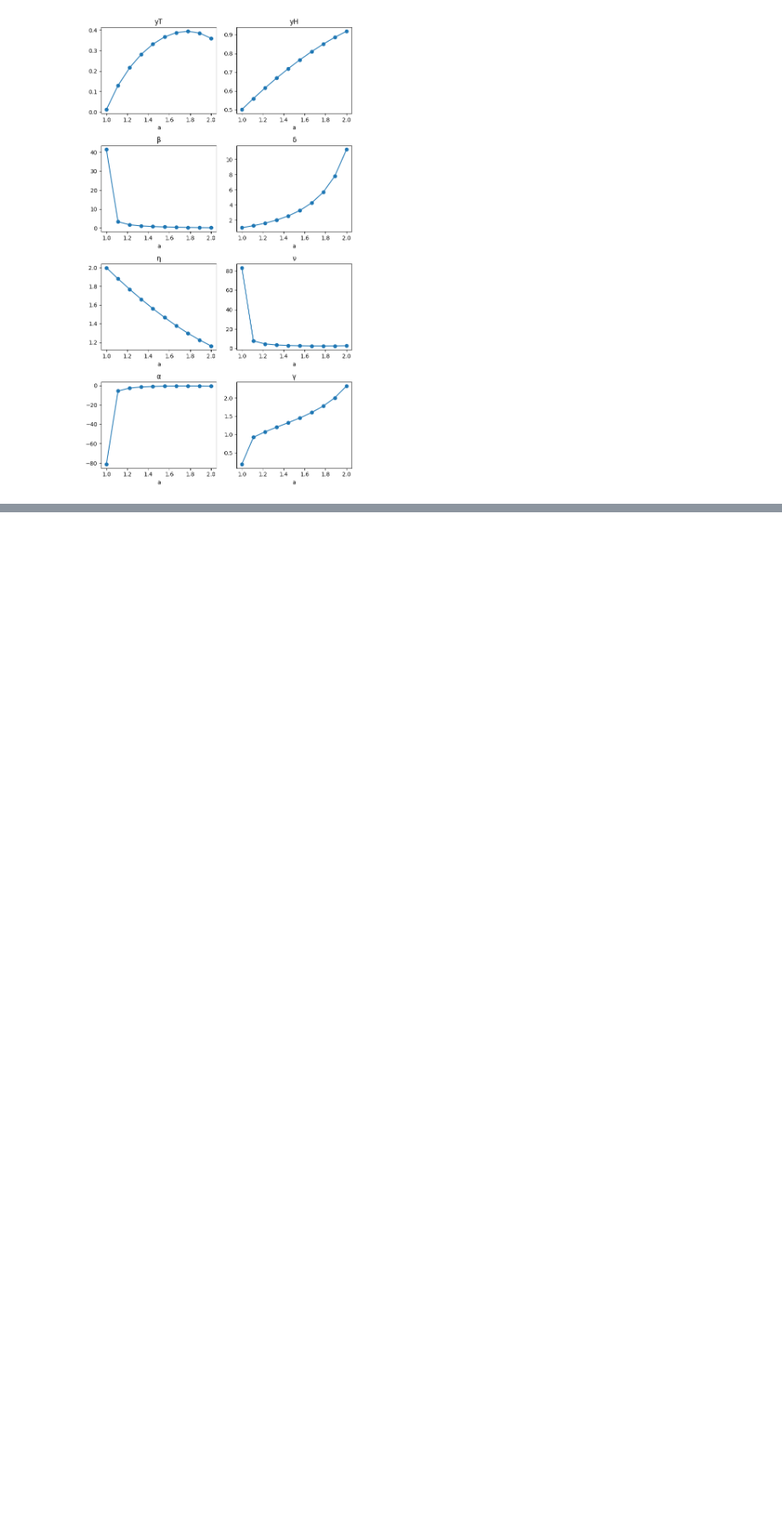
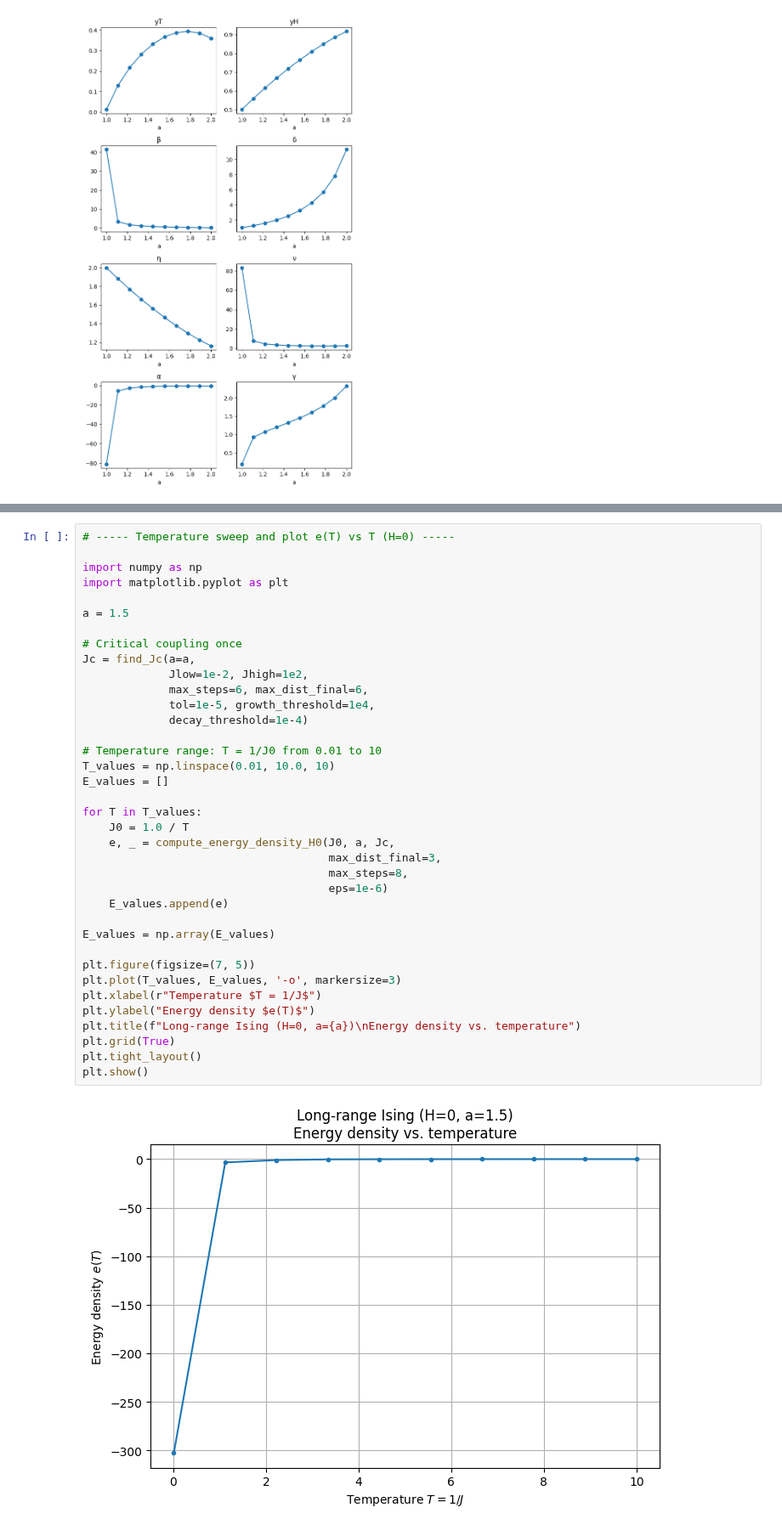
Before and after one commit to erbilcanartun/long-range-ising-chain, a Jupyter notebook: notebooks/new_foundation-numba.ipynb, the cells around one changed output, grey strips where cells are left out. Shown at 85% size. Drawn from its saved outputs; the diff is of its cells as text; blank space fills up the shorter version.

```diff
--- a/notebooks/new_foundation-numba.ipynb
+++ b/notebooks/new_foundation-numba.ipynb
@@ -464,0 +661,39 @@ plt.show()
+# %%
+# ----- Temperature sweep and plot e(T) vs T (H=0) -----
+
+import numpy as np
+import matplotlib.pyplot as plt
+
+a = 1.5
+
+# Critical coupling once
+Jc = find_Jc(a=a,
+             Jlow=1e-2, Jhigh=1e2,
+             max_steps=6, max_dist_final=6,
+             tol=1e-5, growth_threshold=1e4,
+             decay_threshold=1e-4)
+
+# Temperature range: T = 1/J0 from 0.01 to 10
+T_values = np.linspace(0.01, 10.0, 10)
+E_values = []
+
+for T in T_values:
+    J0 = 1.0 / T
+    e, _ = compute_energy_density_H0(J0, a, Jc,
+                                     max_dist_final=3,
+                                     max_steps=8,
+                                     eps=1e-6)
+    E_values.append(e)
+
+E_values = np.array(E_values)
+
+plt.figure(figsize=(7, 5))
+plt.plot(T_values, E_values, '-o', markersize=3)
+plt.xlabel(r"Temperature $T = 1/J$")
+plt.ylabel("Energy density $e(T)$")
+plt.title(f"Long-range Ising (H=0, a={a})\nEnergy density vs. temperature")
+plt.grid(True)
+plt.tight_layout()
+plt.show()
+# %% [output]
+[figure, added]
```
Also changed, not shown: parts of 15 cells of this notebook, 16 other files.
